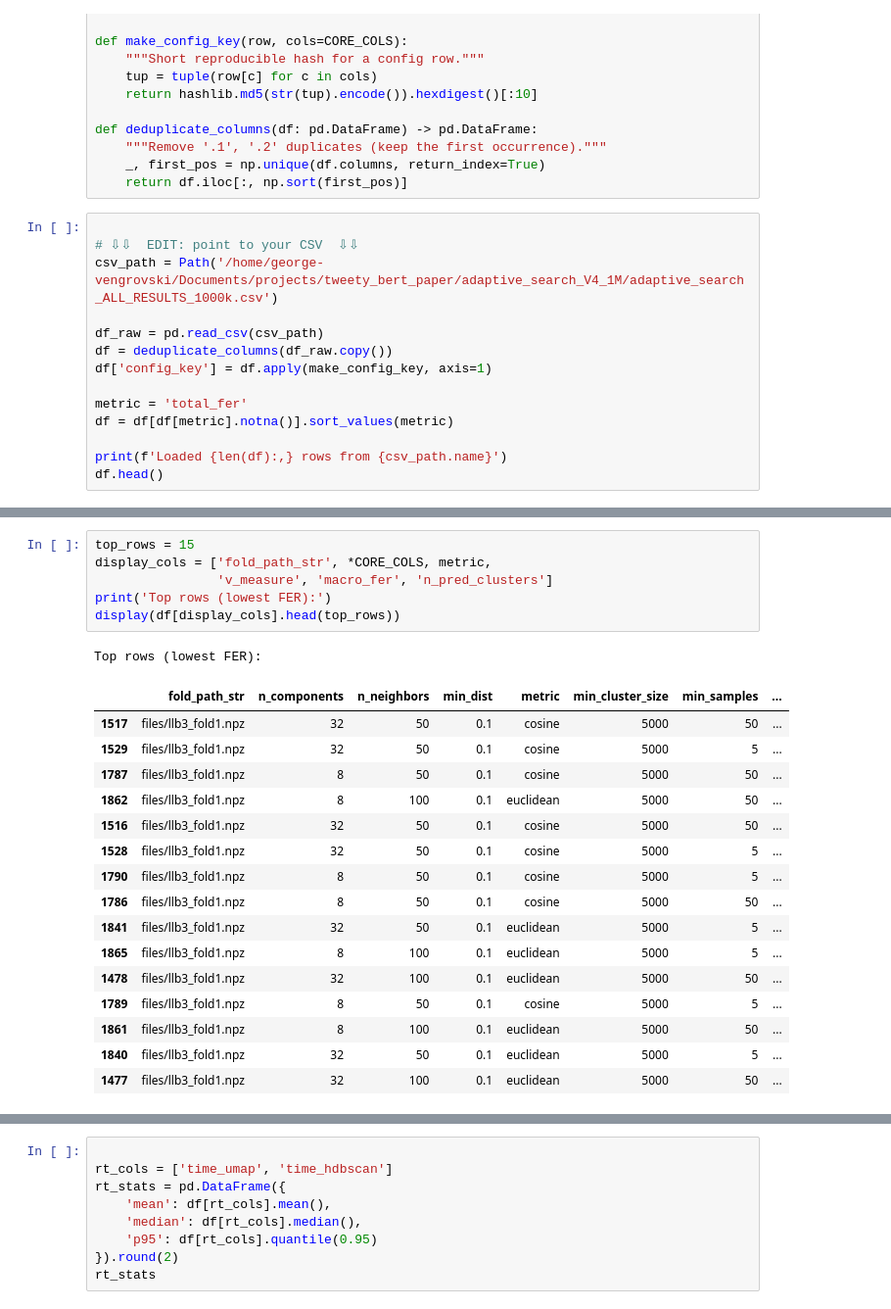
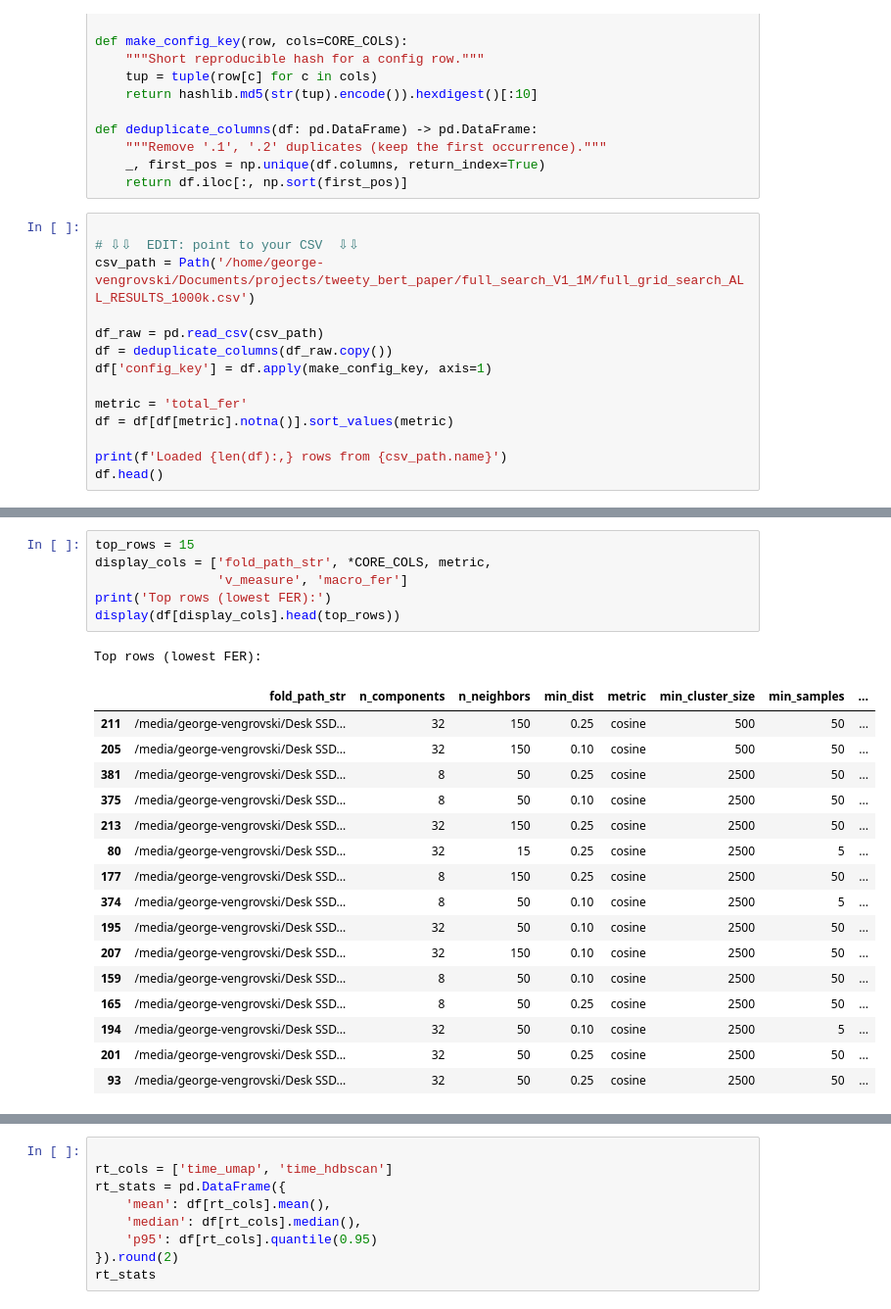
Before and after one commit to georgevenven/tweety_bert, a Jupyter notebook: decoder_paper_analysis/analyse_bird_results.ipynb, the cells around one changed output, grey strips where cells are left out. Shown at 98% size. Cells and saved outputs as stored; diff of their text form.

```diff
--- a/decoder_paper_analysis/analyse_bird_results.ipynb
+++ b/decoder_paper_analysis/analyse_bird_results.ipynb
@@ -32,7 +32,7 @@ def deduplicate_columns(df: pd.DataFrame) -> pd.DataFrame:
 # %%
 
 # ⇩⇩  EDIT: point to your CSV  ⇩⇩
-csv_path = Path('/home/george-vengrovski/Documents/projects/tweety_bert_paper/adaptive_search_V4_1M/adaptive_search_ALL_RESULTS_1000k.csv')
+csv_path = Path('/home/george-vengrovski/Documents/projects/tweety_bert_paper/full_search_V1_1M/full_grid_search_ALL_RESULTS_1000k.csv')
 
 df_raw = pd.read_csv(csv_path)
 df = deduplicate_columns(df_raw.copy())
@@ -54,27 +54,27 @@ Loaded 2,916 rows from adaptive_search_ALL_RESULTS_1000k.csv
 # %%
 top_rows = 15
 display_cols = ['fold_path_str', *CORE_COLS, metric,
-                'v_measure', 'macro_fer', 'n_pred_clusters']
+                'v_measure', 'macro_fer']
 print('Top rows (lowest FER):')
 display(df[display_cols].head(top_rows))
 # %% [output]
 Top rows (lowest FER):
 |  | fold_path_str | n_components | n_neighbors | min_dist | metric | min_cluster_size | min_samples | ... |
-| 1517 | files/llb3_fold1.npz | 32 | 50 | 0.1 | cosine | 5000 | 50 | ... |
-| 1529 | files/llb3_fold1.npz | 32 | 50 | 0.1 | cosine | 5000 | 5 | ... |
-| 1787 | files/llb3_fold1.npz | 8 | 50 | 0.1 | cosine | 5000 | 50 | ... |
-| 1862 | files/llb3_fold1.npz | 8 | 100 | 0.1 | euclidean | 5000 | 50 | ... |
-| 1516 | files/llb3_fold1.npz | 32 | 50 | 0.1 | cosine | 5000 | 50 | ... |
-| 1528 | files/llb3_fold1.npz | 32 | 50 | 0.1 | cosine | 5000 | 5 | ... |
-| 1790 | files/llb3_fold1.npz | 8 | 50 | 0.1 | cosine | 5000 | 5 | ... |
-| 1786 | files/llb3_fold1.npz | 8 | 50 | 0.1 | cosine | 5000 | 50 | ... |
-| 1841 | files/llb3_fold1.npz | 32 | 50 | 0.1 | euclidean | 5000 | 5 | ... |
-| 1865 | files/llb3_fold1.npz | 8 | 100 | 0.1 | euclidean | 5000 | 5 | ... |
-| 1478 | files/llb3_fold1.npz | 32 | 100 | 0.1 | euclidean | 5000 | 50 | ... |
-| 1789 | files/llb3_fold1.npz | 8 | 50 | 0.1 | cosine | 5000 | 5 | ... |
-| 1861 | files/llb3_fold1.npz | 8 | 100 | 0.1 | euclidean | 5000 | 50 | ... |
-| 1840 | files/llb3_fold1.npz | 32 | 50 | 0.1 | euclidean | 5000 | 5 | ... |
-| 1477 | files/llb3_fold1.npz | 32 | 100 | 0.1 | euclidean | 5000 | 50 | ... |
+| 211 | /media/george-vengrovski/Desk SSD... | 32 | 150 | 0.25 | cosine | 500 | 50 | ... |
+| 205 | /media/george-vengrovski/Desk SSD... | 32 | 150 | 0.10 | cosine | 500 | 50 | ... |
+| 381 | /media/george-vengrovski/Desk SSD... | 8 | 50 | 0.25 | cosine | 2500 | 50 | ... |
+| 375 | /media/george-vengrovski/Desk SSD... | 8 | 50 | 0.10 | cosine | 2500 | 50 | ... |
+| 213 | /media/george-vengrovski/Desk SSD... | 32 | 150 | 0.25 | cosine | 2500 | 50 | ... |
+| 80 | /media/george-vengrovski/Desk SSD... | 32 | 15 | 0.25 | cosine | 2500 | 5 | ... |
+| 177 | /media/george-vengrovski/Desk SSD... | 8 | 150 | 0.25 | cosine | 2500 | 50 | ... |
+| 374 | /media/george-vengrovski/Desk SSD... | 8 | 50 | 0.10 | cosine | 2500 | 5 | ... |
+| 195 | /media/george-vengrovski/Desk SSD... | 32 | 50 | 0.10 | cosine | 2500 | 50 | ... |
+| 207 | /media/george-vengrovski/Desk SSD... | 32 | 150 | 0.10 | cosine | 2500 | 50 | ... |
+| 159 | /media/george-vengrovski/Desk SSD... | 8 | 50 | 0.10 | cosine | 2500 | 50 | ... |
+| 165 | /media/george-vengrovski/Desk SSD... | 8 | 50 | 0.25 | cosine | 2500 | 50 | ... |
+| 194 | /media/george-vengrovski/Desk SSD... | 32 | 50 | 0.10 | cosine | 2500 | 5 | ... |
+| 201 | /media/george-vengrovski/Desk SSD... | 32 | 50 | 0.25 | cosine | 2500 | 50 | ... |
+| 93 | /media/george-vengrovski/Desk SSD... | 32 | 50 | 0.25 | cosine | 2500 | 50 | ... |
 # %%
 
 best_per_fold = (df.loc[df.groupby('fold_path_str')[metric].idxmin()]
```
Also changed, not shown: parts of 6 cells of this notebook, 4 other files.
